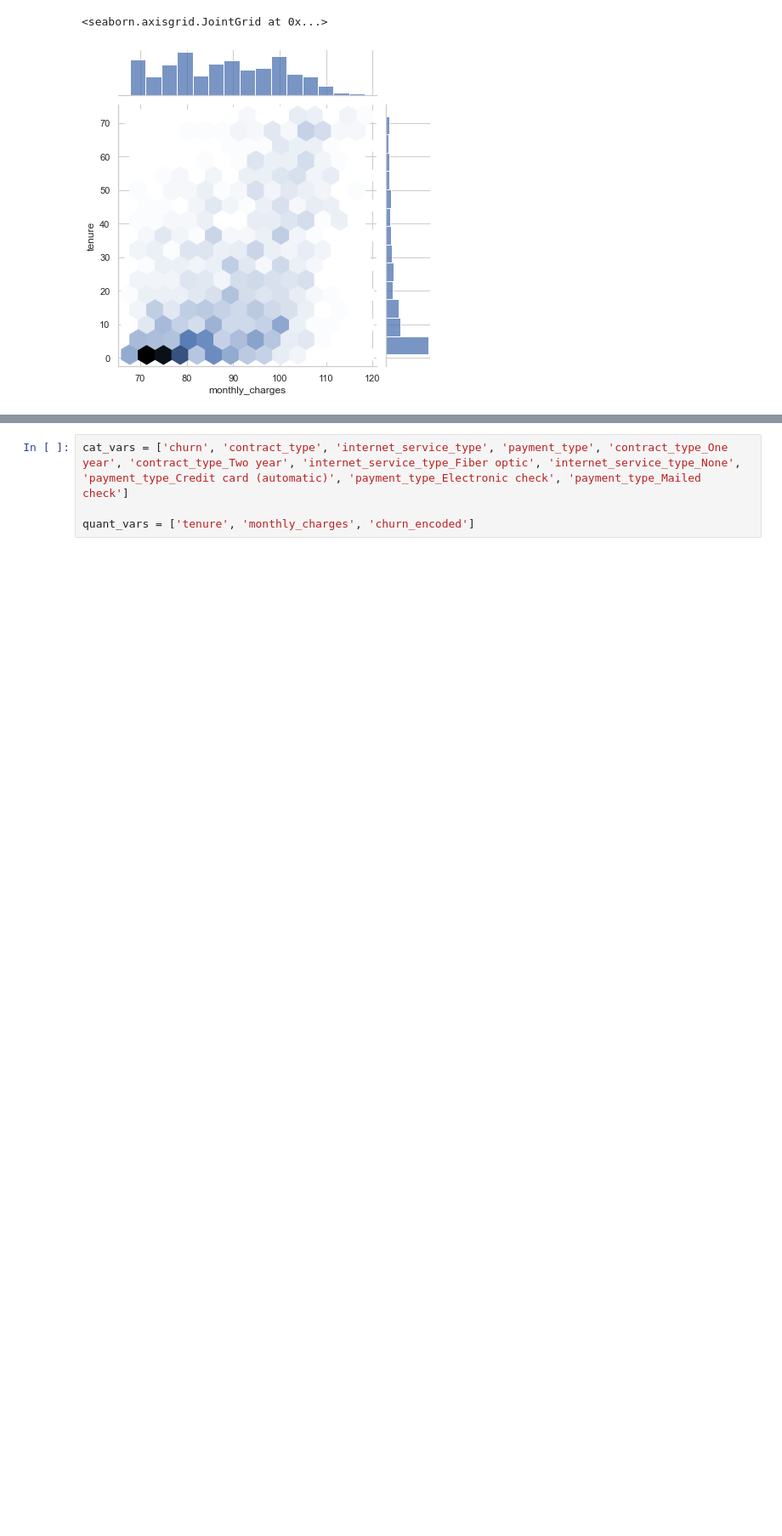
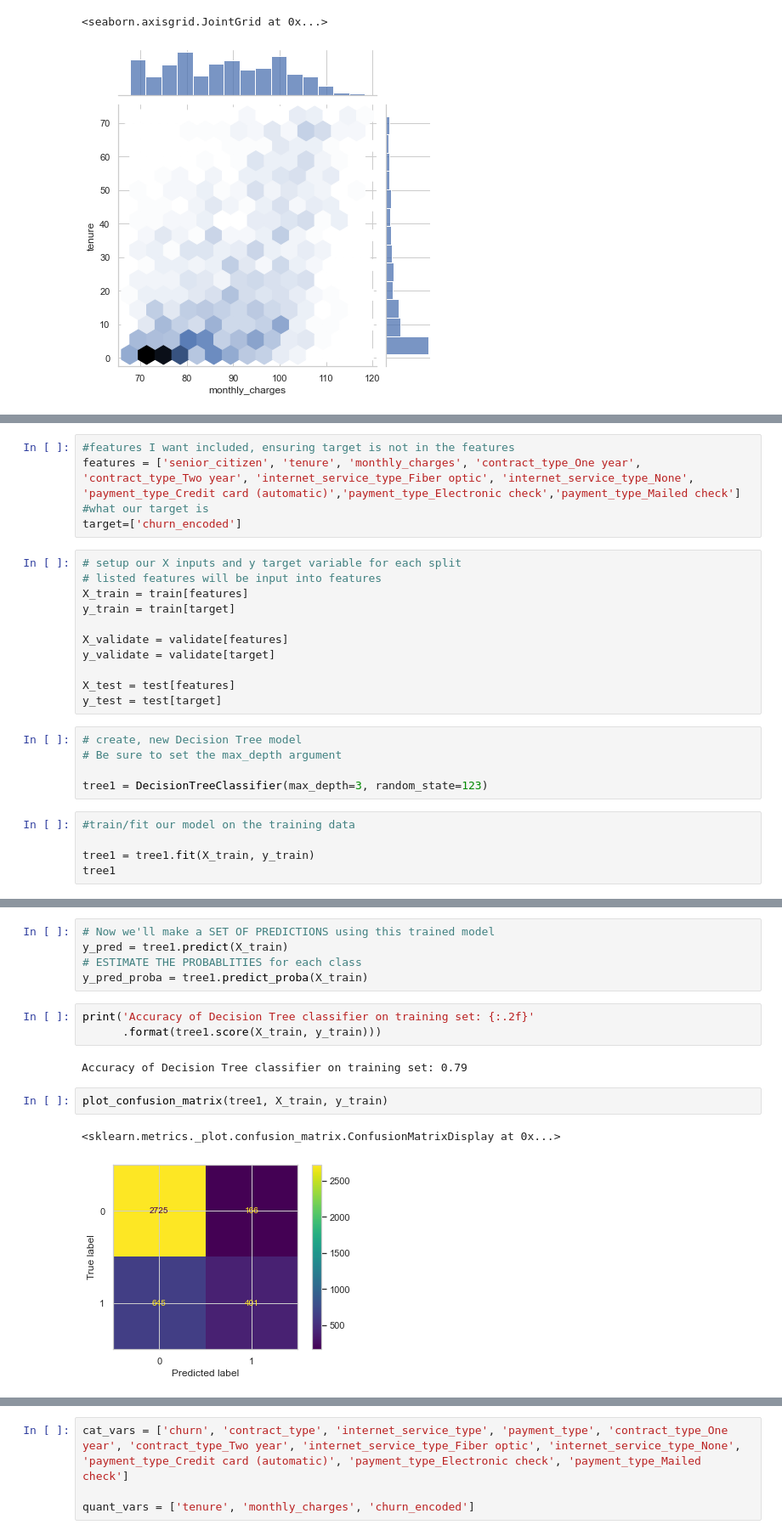
Before and after one commit to tim-keriazes/telco_project, a Jupyter notebook: telco_churn_notebook.ipynb, the cells around one changed output, grey strips where cells are left out. Shown at 85% size. Saved outputs shown, nothing was run; the diff lists cells and outputs as text; blank space fills up the shorter version.

```diff
--- a/telco_churn_notebook.ipynb
+++ b/telco_churn_notebook.ipynb
@@ -609,0 +595,26 @@ def freq_table(train, cat_var):
+# %%
+#features I want included, ensuring target is not in the features
+features = ['senior_citizen', 'tenure', 'monthly_charges', 'contract_type_One year', 'contract_type_Two year', 'internet_service_type_Fiber optic', 'internet_service_type_None', 'payment_type_Credit card (automatic)','payment_type_Electronic check','payment_type_Mailed check']
+#what our target is
+target=['churn_encoded']
+# %%
+# setup our X inputs and y target variable for each split
+# listed features will be input into features
+X_train = train[features]
+y_train = train[target]
+
+X_validate = validate[features]
+y_validate = validate[target]
+
+X_test = test[features]
+y_test = test[target]
+# %%
+# create, new Decision Tree model
+# Be sure to set the max_depth argument
+
+tree1 = DecisionTreeClassifier(max_depth=3, random_state=123)
+# %%
+#train/fit our model on the training data
+
+tree1 = tree1.fit(X_train, y_train)
+tree1
@@ -609,0 +634,15 @@ def freq_table(train, cat_var):
+# %%
+# Now we'll make a SET OF PREDICTIONS using this trained model
+y_pred = tree1.predict(X_train)
+# ESTIMATE THE PROBABLITIES for each class
+y_pred_proba = tree1.predict_proba(X_train)
+# %%
+print('Accuracy of Decision Tree classifier on training set: {:.2f}'
+      .format(tree1.score(X_train, y_train)))
+# %% [output]
+Accuracy of Decision Tree classifier on training set: 0.79
+# %%
+plot_confusion_matrix(tree1, X_train, y_train)
+# %% [output]
+<sklearn.metrics._plot.confusion_matrix.ConfusionMatrixDisplay at 0x...>
+[figure, added]
```
Also changed, not shown: parts of 95 cells of this notebook.
